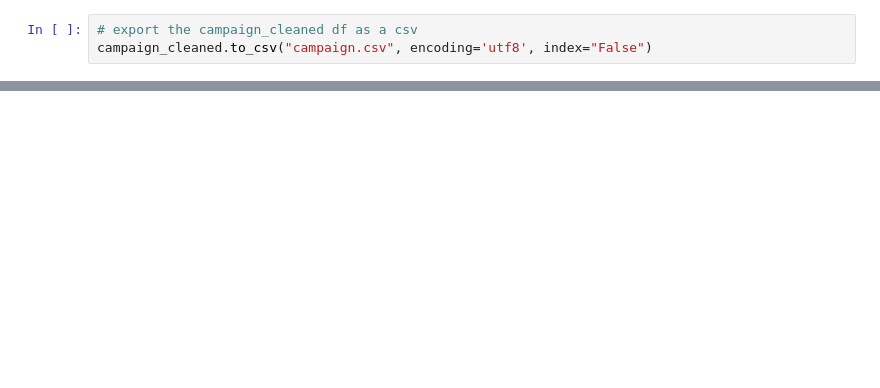
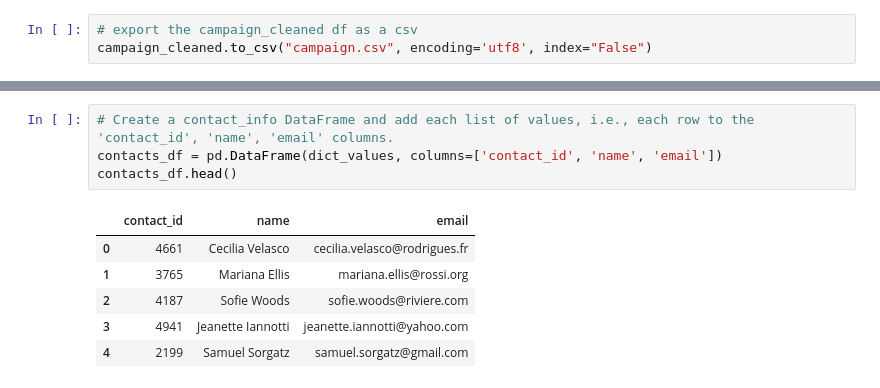
Before and after one commit to rajeev-t/crowdfunding-etl, a Jupyter notebook: data-extraction.ipynb, the cells around one changed output, grey strips where cells are left out. Drawn from its saved outputs; the diff is of its cells as text; blank space fills up the shorter version.

```diff
--- a/data-extraction.ipynb
+++ b/data-extraction.ipynb
@@ -361,0 +400,11 @@ campaign_cleaned.to_csv("campaign.csv", encoding='utf8', index="False")
+# %%
+# Create a contact_info DataFrame and add each list of values, i.e., each row to the 'contact_id', 'name', 'email' columns.
+contacts_df = pd.DataFrame(dict_values, columns=['contact_id', 'name', 'email'])
+contacts_df.head()
+# %% [output]
+|  | contact_id | name | email |
+| 0 | 4661 | Cecilia Velasco | cecilia.velasco@rodrigues.fr |
+| 1 | 3765 | Mariana Ellis | mariana.ellis@rossi.org |
+| 2 | 4187 | Sofie Woods | sofie.woods@riviere.com |
+| 3 | 4941 | Jeanette Iannotti | jeanette.iannotti@yahoo.com |
+| 4 | 2199 | Samuel Sorgatz | samuel.sorgatz@gmail.com |
```
Also changed, not shown: parts of 7 cells of this notebook, 1 other file.
